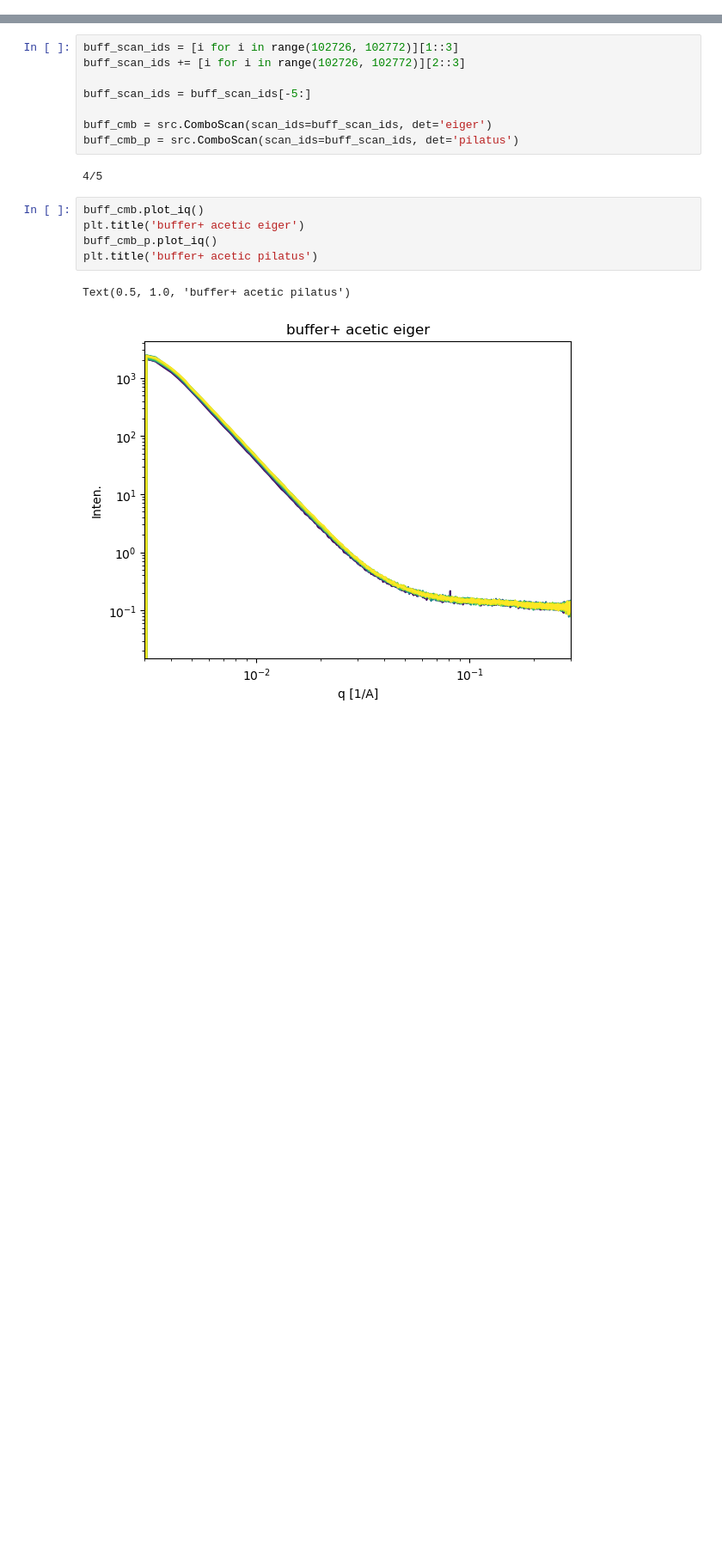
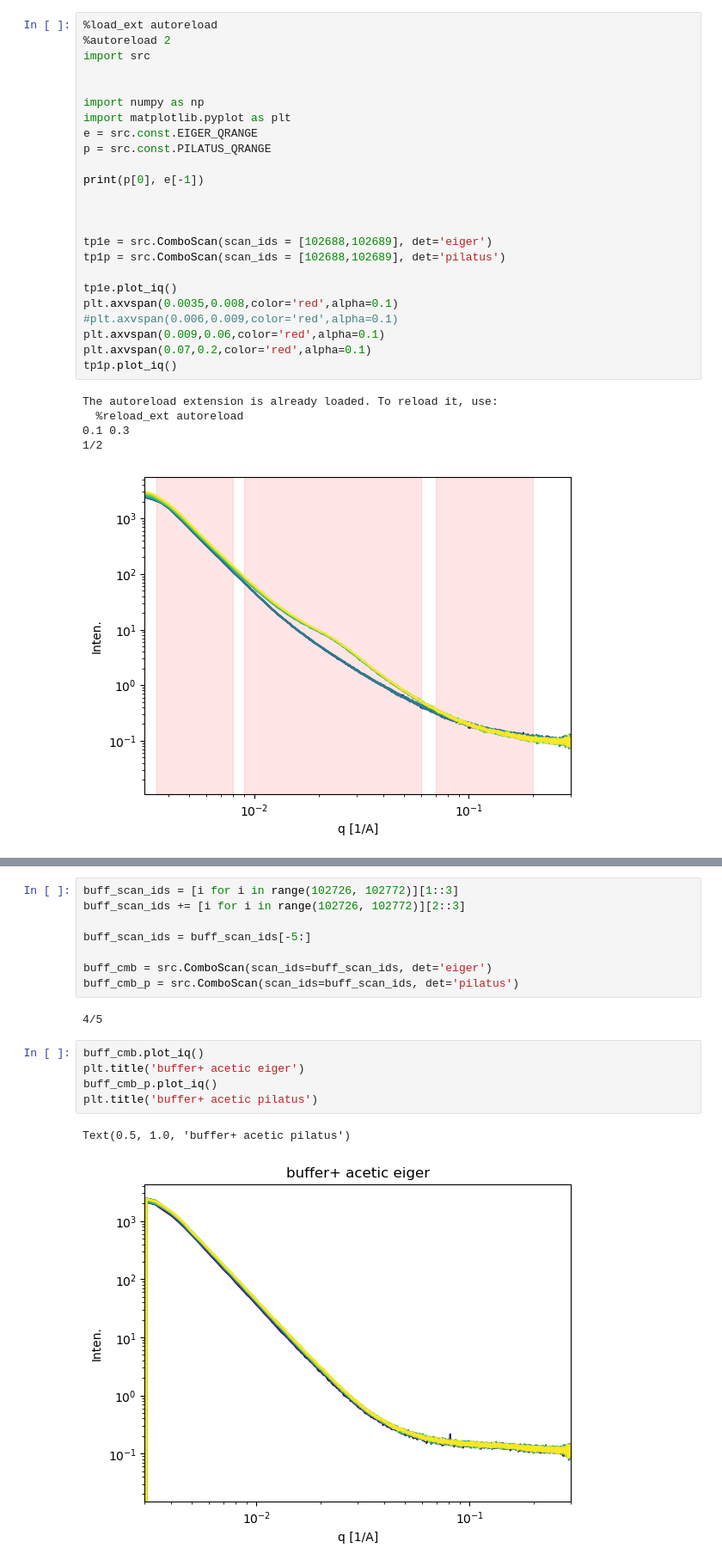
Before and after one commit to YellowSub17/spider-silk-max4, a Jupyter notebook: bkgrnd-sub.ipynb, the cells around one changed output, grey strips where cells are left out. Shown at 86% size. Saved outputs shown, nothing was run; the diff lists cells and outputs as text; blank space fills up the shorter version.

```diff
--- a/bkgrnd-sub.ipynb
+++ b/bkgrnd-sub.ipynb
@@ -0,0 +1,30 @@
+# %%
+%load_ext autoreload
+%autoreload 2
+import src
+
+
+import numpy as np
+import matplotlib.pyplot as plt
+e = src.const.EIGER_QRANGE
+p = src.const.PILATUS_QRANGE
+
+print(p[0], e[-1])
+
+
+
+tp1e = src.ComboScan(scan_ids = [102688,102689], det='eiger')
+tp1p = src.ComboScan(scan_ids = [102688,102689], det='pilatus')
+
+tp1e.plot_iq()
+plt.axvspan(0.0035,0.008,color='red',alpha=0.1)
+#plt.axvspan(0.006,0.009,color='red',alpha=0.1)
+plt.axvspan(0.009,0.06,color='red',alpha=0.1)
+plt.axvspan(0.07,0.2,color='red',alpha=0.1)
+tp1p.plot_iq()
+# %% [output]
+The autoreload extension is already loaded. To reload it, use:
+  %reload_ext autoreload
+0.1 0.3
+1/2
+[figure, added]
```
Also changed, not shown: parts of 3 cells of this notebook, 4 other files.
